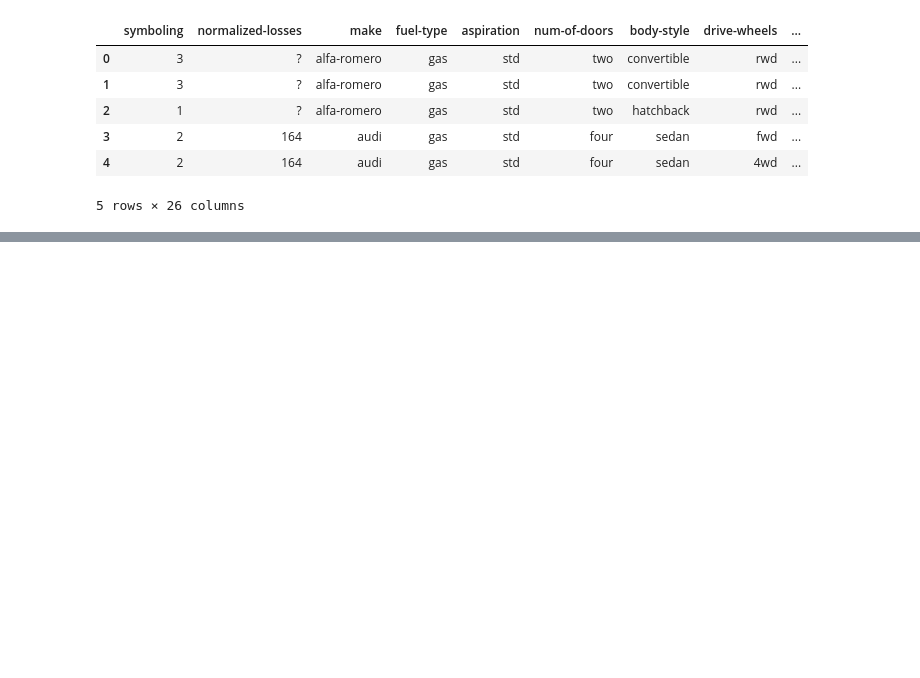
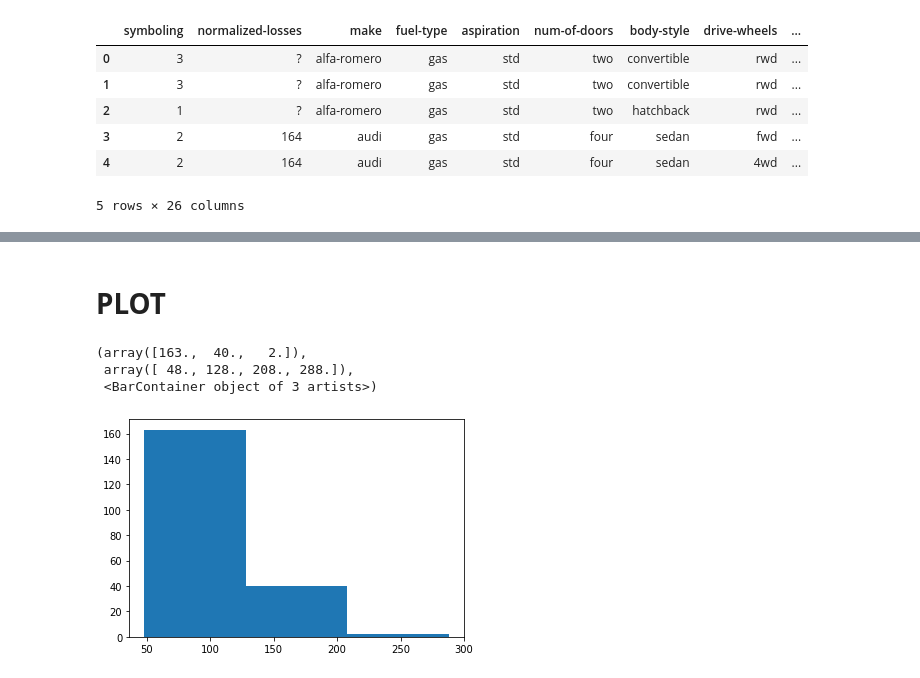
Before and after one commit to Huynh-Tr/Data-Analysis, a Jupyter notebook: IBM data analysis.ipynb, the cells around one changed output, grey strips where cells are left out. Cells and saved outputs as stored; diff of their text form; code cells hidden in the pictures; blank space fills up the shorter version.

```diff
--- a/IBM data analysis.ipynb
+++ b/IBM data analysis.ipynb
@@ -100,0 +239,12 @@ dataset.head()
+# %%
+# Simple feature scaling:
+
+dataset["horsepower simple scaled"] = dataset["horsepower"] / dataset["horsepower"].max()
+
+# Min-Max scaling:
+
+dataset["horsepower Min-Max scaled"] = (dataset["horsepower"] - dataset["horsepower"].min()) / (dataset["horsepower"].max() - dataset["horsepower"].min())
+
+# Z-score:
+
+dataset["horsepower Z-score scaled"] = (dataset["horsepower"] - dataset["horsepower"].mean()) / (dataset["horsepower"].std())
@@ -100,0 +263,8 @@ dataset.head()
+# %%
+# Binning
+
+bins = np.linspace(dataset["horsepower"].min(),dataset["horsepower"].max(),4)
+
+group_names = ["low", "middle","high"]
+
+dataset["Binned Names"] = pd.cut(dataset["horsepower"],bins,labels = group_names, include_lowest= True)
@@ -100,0 +296,4 @@ dataset.head()
+# %%
+#dataset["fuel-type"].get_dummies()
+
+dataset[["diesel","gas"]] = pd.get_dummies(dataset["fuel-type"])
@@ -100,0 +316,5 @@ dataset.head()
+# %%
+# rename column
+
+dataset.rename(columns={'num-of-doors':'door nums'}, inplace=True)
+dataset.tail()
@@ -100,0 +329,9 @@ dataset.head()
+# %% [markdown]
+# **PLOT**
+# %%
+plt.hist(dataset["horsepower"], bins = 3)
+# %% [output]
+(array([163.,  40.,   2.]),
+ array([ 48., 128., 208., 288.]),
+ <BarContainer object of 3 artists>)
+[figure, added]
```
Also changed, not shown: parts of 106 cells of this notebook, 1 other file.
